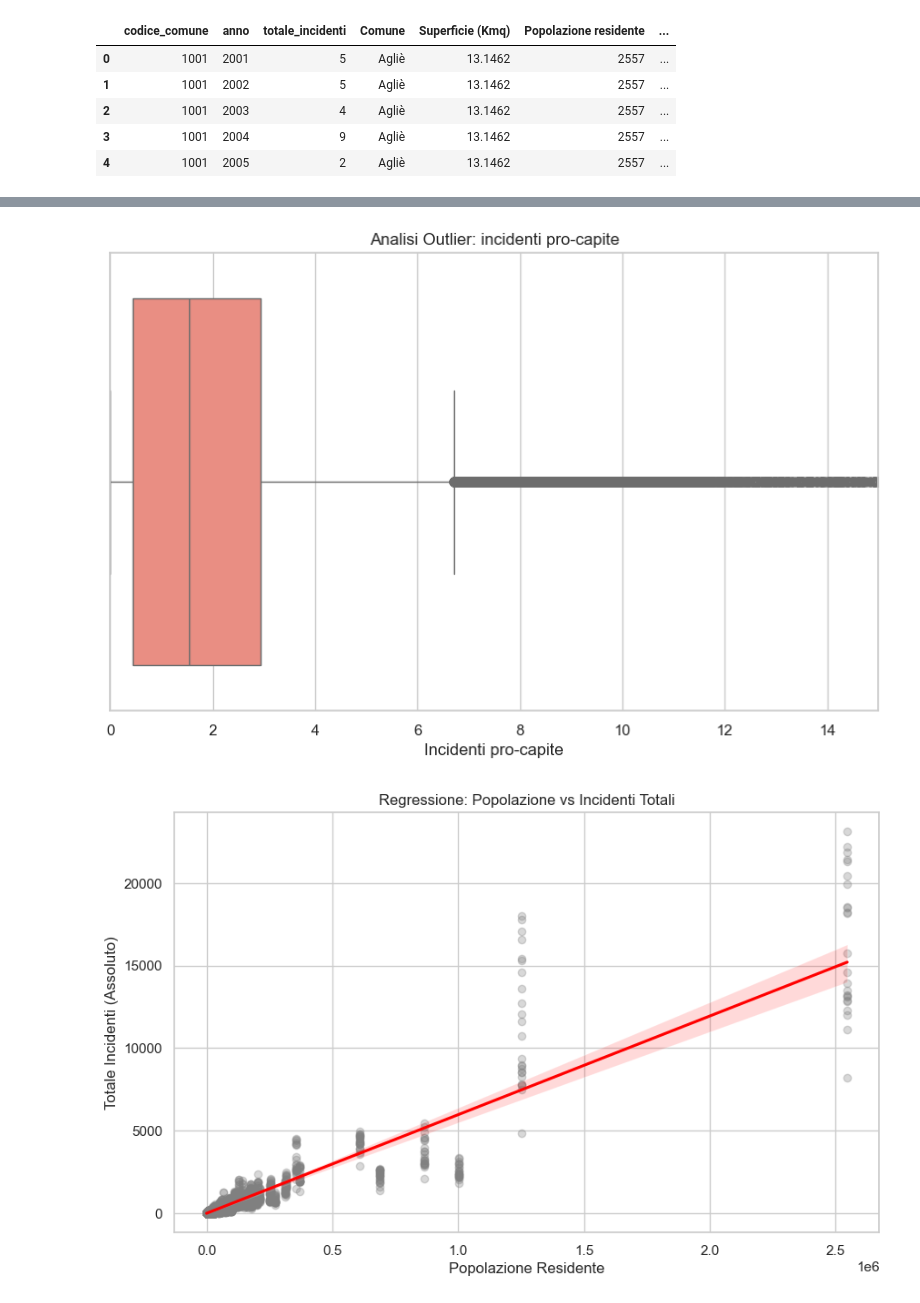
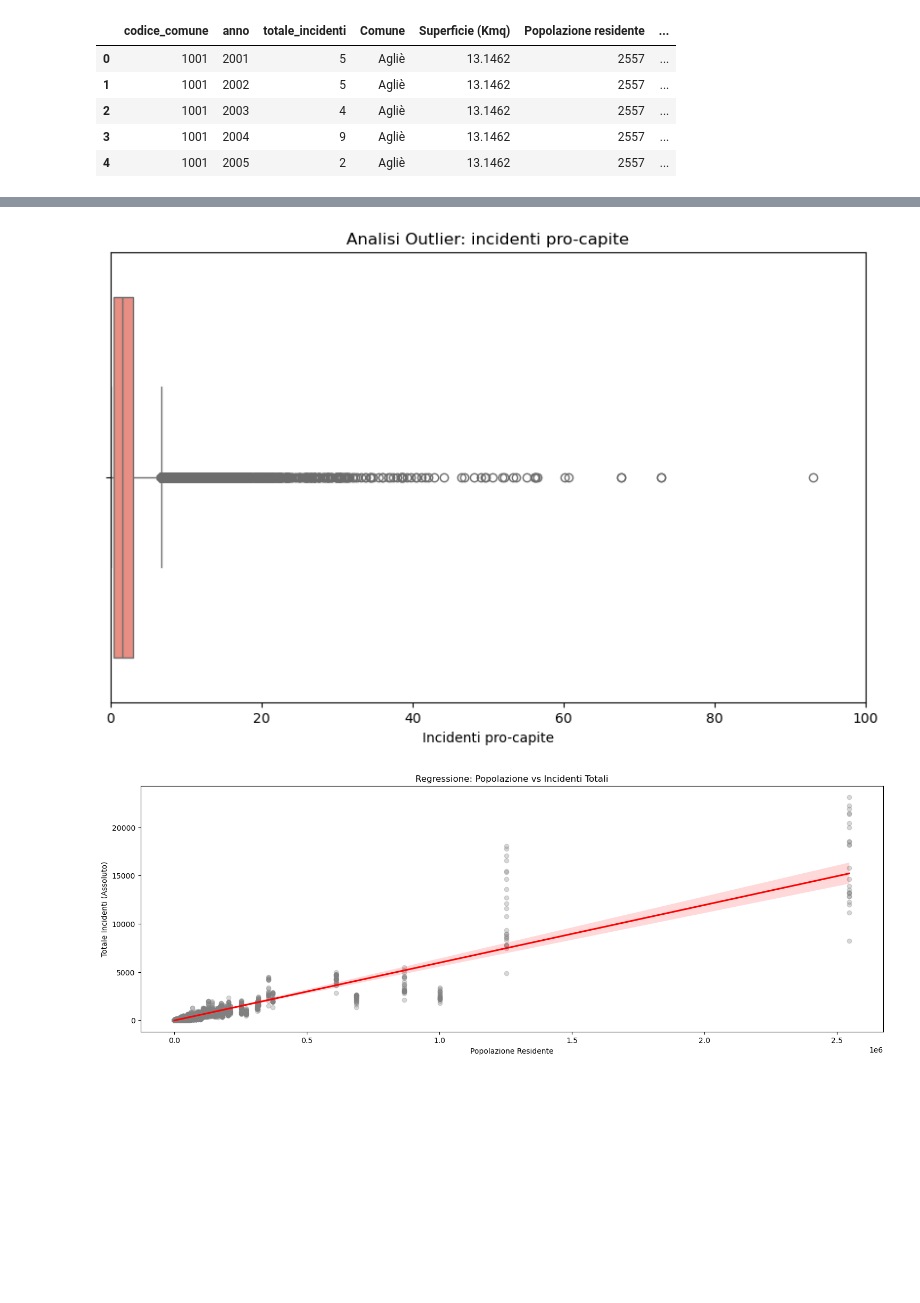
Before and after one commit to biagiorunci-creator/Progetto-finale-Boolean, a Jupyter notebook: Progetto finale Boolean.ipynb, the cells around one changed output, grey strips where cells are left out. Drawn from its saved outputs; the diff is of its cells as text; code cells hidden in the pictures; blank space fills up the shorter version.

```diff
--- a/Progetto finale Boolean.ipynb
+++ b/Progetto finale Boolean.ipynb
@@ -182,15 +173,3 @@ Dataset finale creato con successo!
 | 2 | 1001 | 2003 | 4 | Agliè | 13.1462 | 2557 | ... |
 | 3 | 1001 | 2004 | 9 | Agliè | 13.1462 | 2557 | ... |
 | 4 | 1001 | 2005 | 2 | Agliè | 13.1462 | 2557 | ... |
-# %%
-# Impostiamo il tema grafico
-sns.set_theme(style="whitegrid")
-
-# Istogramma: Distribuzione del rischio (incidenti pro-capite)
-plt.figure(figsize=(10, 6))
-sns.histplot(data=df_finale, x='incidenti_pro_capite', bins=50, color='skyblue')
-plt.xlim(0, 15)
-plt.title('Distribuzione degli incidenti ogni 1000 abitanti')
-plt.xlabel('Incidenti pro-capite')
-plt.ylabel('Frequenza')
-plt.show()
@@ -200,23 +200,23 @@ plt.show()
 # Boxplot: Analisi degli outlier
 plt.figure(figsize=(10, 6))
 sns.boxplot(x=df_finale['incidenti_pro_capite'], color='salmon')
-plt.xlim(0, 15)
+plt.xlim(0, 100)
 plt.title('Analisi Outlier: incidenti pro-capite')
 plt.xlabel('Incidenti pro-capite')
 plt.show()
 # %% [output]
-[figure, old version]
+[figure, new version]
 # %%
 # Scatterplot con linea di regressione
-plt.figure(figsize=(10, 6))
+plt.figure(figsize=(18, 6))
 sns.regplot(data=df_finale, x='Popolazione residente', y='totale_incidenti',
             scatter_kws={'alpha':0.3, 'color':'gray'}, line_kws={'color':'red'})
 plt.title('Regressione: Popolazione vs Incidenti Totali')
 plt.xlabel('Popolazione Residente')
 plt.ylabel('Totale Incidenti (Assoluto)')
 plt.show()
 # %% [output]
-[figure, old version]
+[figure, new version]
 # %%
 # Calcolo classifica dei comuni più critici
 top_10 = df_finale.groupby('Comune')['incidenti_pro_capite'].mean().reset_index()
```
Also changed, not shown: parts of 5 cells of this notebook.
